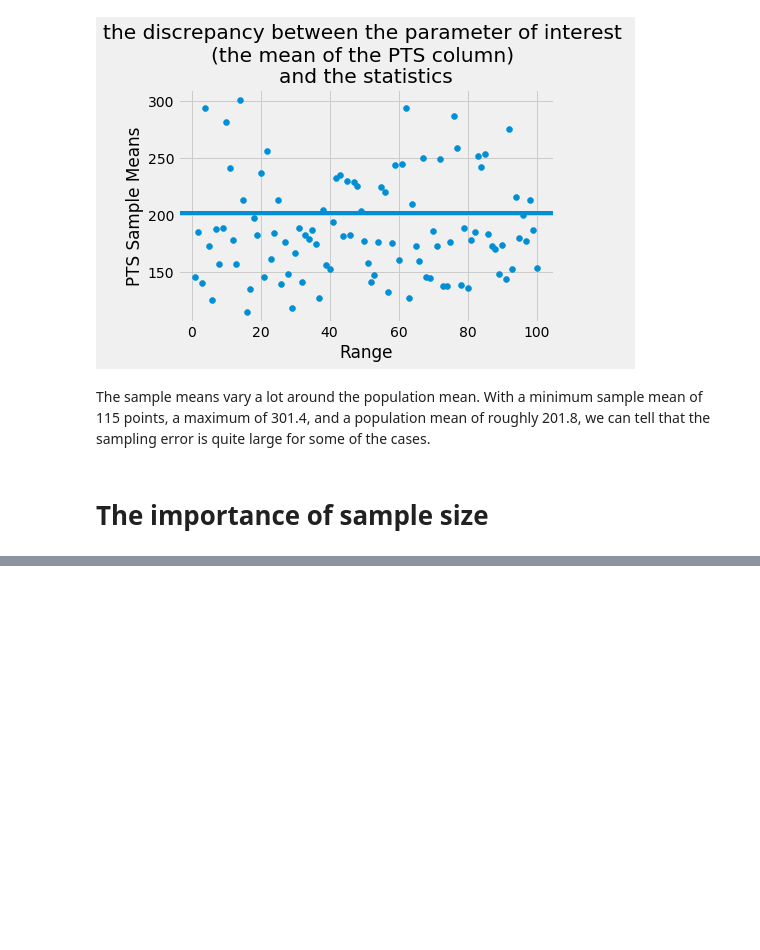
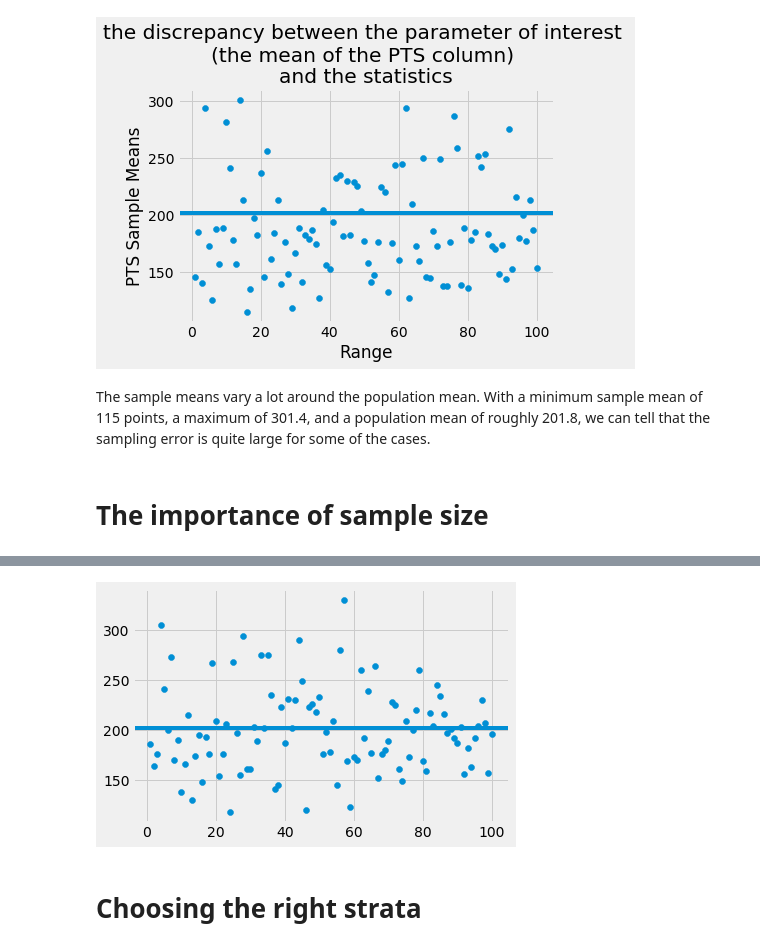
Before and after one commit to VictorOmondi1997/Statistics-Fundamentals, a Jupyter notebook: Sampling.ipynb, the cells around one changed output, grey strips where cells are left out. Saved outputs shown, nothing was run; the diff lists cells and outputs as text; code cells hidden in the pictures; blank space fills up the shorter version.

```diff
--- a/Sampling.ipynb
+++ b/Sampling.ipynb
@@ -153,0 +221,17 @@ The sample means vary a lot around the population mean. With a minimum sample me
+# %%
+wnba['Pts_per_game'] = wnba.PTS/wnba['Games Played']
+
+# Stratifying the data in five strata
+F = wnba[wnba.Pos=='F']
+GF = wnba[wnba.Pos=='G/F']
+G = wnba[wnba.Pos=='G']
+C = wnba[wnba.Pos=='C']
+FC = wnba[wnba.Pos=='F/C']
+
+points_per_position = {}
+
+# simple random sampling on each stratum
+for pos, stratum in [(F, 'F'), (GF, 'G/F'), (G, 'G'), (C, 'C'), (FC, 'F/C')]:
+    points_per_position[stratum] = pos.sample(10, random_state=0).Pts_per_game.mean()
+
+max(points_per_position, key=points_per_position.get)
@@ -153,0 +269,21 @@ The sample means vary a lot around the population mean. With a minimum sample me
+# %%
+strata_12_less = wnba[wnba['Games Played']<=12]
+strata_13_22 = wnba[(wnba['Games Played']>12) & (wnba['Games Played']<=22)]
+strata_23_more = wnba[wnba['Games Played']>22]
+
+pts_mean = []
+for _ in range(100):
+    stratas = []
+    for strata, size in [(strata_12_less, 1), (strata_13_22, 2),(strata_23_more, 7)]:
+        stratas.append(strata.sample(size, random_state=_))
+
+    df = pd.concat(stratas)
+    pts_mean.append(df.PTS.mean())
+
+plt.scatter(x=range(1, 101), y=pts_mean)
+plt.axhline(wnba.PTS.mean())
+plt.show()
+# %% [output]
+[figure, added]
+# %% [markdown]
+# Choosing the right strata
```
Also changed, not shown: parts of 25 cells of this notebook.
